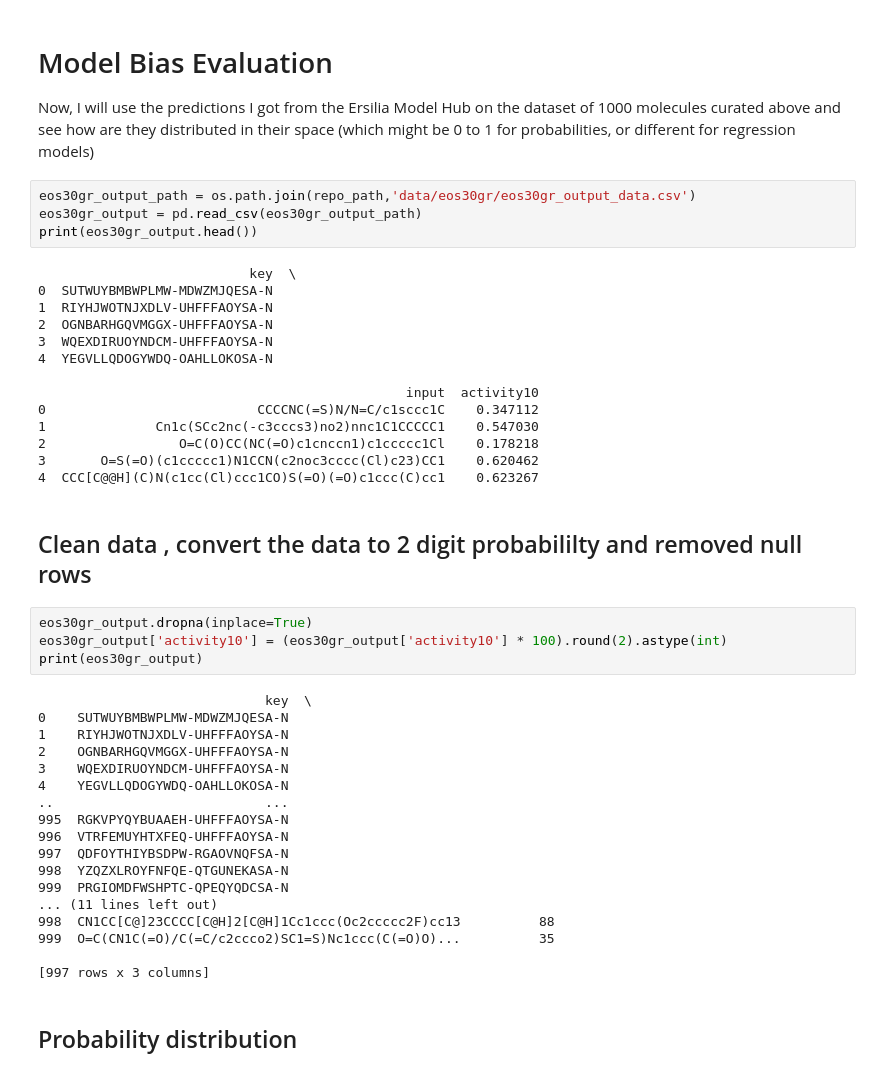
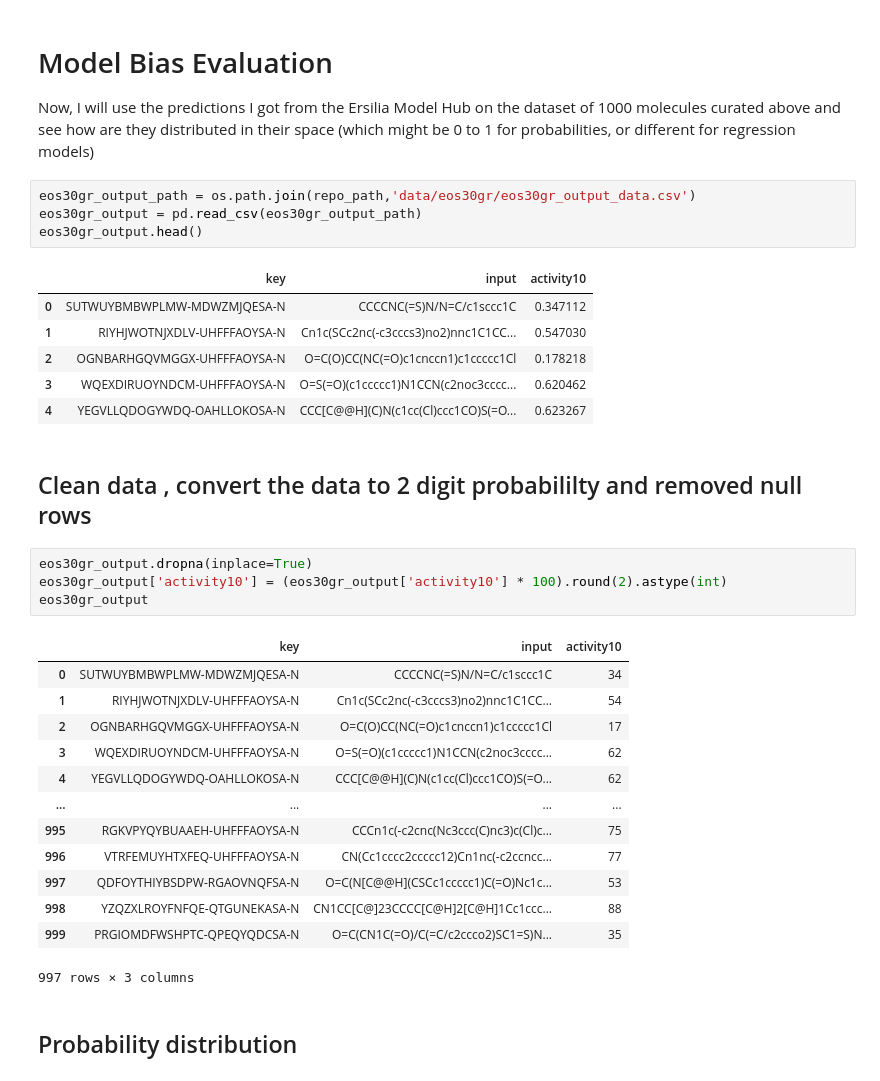
Before and after one commit to Adhivp/Ersilia_Contributions, a Jupyter notebook: notebooks/eos30gr (main)/00_model_bias.ipynb, the cells around one changed output. Cells and saved outputs as stored; diff of their text form.

```diff
--- a/notebooks/eos30gr (main)/00_model_bias.ipynb
+++ b/notebooks/eos30gr (main)/00_model_bias.ipynb
@@ -91,45 +70,34 @@ Now, I will use the predictions I got from the Ersilia Model Hub on the dataset
 # %%
 eos30gr_output_path = os.path.join(repo_path,'data/eos30gr/eos30gr_output_data.csv')
 eos30gr_output = pd.read_csv(eos30gr_output_path)
-print(eos30gr_output.head())
+eos30gr_output.head()
 # %% [output]
-                           key  \
-0  SUTWUYBMBWPLMW-MDWZMJQESA-N
-1  RIYHJWOTNJXDLV-UHFFFAOYSA-N
-2  OGNBARHGQVMGGX-UHFFFAOYSA-N
-3  WQEXDIRUOYNDCM-UHFFFAOYSA-N
-4  YEGVLLQDOGYWDQ-OAHLLOKOSA-N
-
-                                               input  activity10
-0                           CCCCNC(=S)N/N=C/c1sccc1C    0.347112
-1              Cn1c(SCc2nc(-c3cccs3)no2)nnc1C1CCCCC1    0.547030
-2                 O=C(O)CC(NC(=O)c1cnccn1)c1ccccc1Cl    0.178218
-3       O=S(=O)(c1ccccc1)N1CCN(c2noc3cccc(Cl)c23)CC1    0.620462
-4  CCC[C@@H](C)N(c1cc(Cl)ccc1CO)S(=O)(=O)c1ccc(C)cc1    0.623267
+|  | key | input | activity10 |
+| 0 | SUTWUYBMBWPLMW-MDWZMJQESA-N | CCCCNC(=S)N/N=C/c1sccc1C | 0.347112 |
+| 1 | RIYHJWOTNJXDLV-UHFFFAOYSA-N | Cn1c(SCc2nc(-c3cccs3)no2)nnc1C1CC... | 0.547030 |
+| 2 | OGNBARHGQVMGGX-UHFFFAOYSA-N | O=C(O)CC(NC(=O)c1cnccn1)c1ccccc1Cl | 0.178218 |
+| 3 | WQEXDIRUOYNDCM-UHFFFAOYSA-N | O=S(=O)(c1ccccc1)N1CCN(c2noc3cccc... | 0.620462 |
+| 4 | YEGVLLQDOGYWDQ-OAHLLOKOSA-N | CCC[C@@H](C)N(c1cc(Cl)ccc1CO)S(=O... | 0.623267 |
 # %% [markdown]
 ## Clean data , convert the data to 2 digit probabililty and removed null rows
 # %%
 eos30gr_output.dropna(inplace=True)
 eos30gr_output['activity10'] = (eos30gr_output['activity10'] * 100).round(2).astype(int)
-print(eos30gr_output)
+eos30gr_output
 # %% [output]
+|  | key | input | activity10 |
+| 0 | SUTWUYBMBWPLMW-MDWZMJQESA-N | CCCCNC(=S)N/N=C/c1sccc1C | 34 |
+| 1 | RIYHJWOTNJXDLV-UHFFFAOYSA-N | Cn1c(SCc2nc(-c3cccs3)no2)nnc1C1CC... | 54 |
+| 2 | OGNBARHGQVMGGX-UHFFFAOYSA-N | O=C(O)CC(NC(=O)c1cnccn1)c1ccccc1Cl | 17 |
+| 3 | WQEXDIRUOYNDCM-UHFFFAOYSA-N | O=S(=O)(c1ccccc1)N1CCN(c2noc3cccc... | 62 |
+| 4 | YEGVLLQDOGYWDQ-OAHLLOKOSA-N | CCC[C@@H](C)N(c1cc(Cl)ccc1CO)S(=O... | 62 |
+| ... | ... | ... | ... |
+| 995 | RGKVPYQYBUAAEH-UHFFFAOYSA-N | CCCn1c(-c2cnc(Nc3ccc(C)nc3)c(Cl)c... | 75 |
+| 996 | VTRFEMUYHTXFEQ-UHFFFAOYSA-N | CN(Cc1cccc2ccccc12)Cn1nc(-c2ccncc... | 77 |
+| 997 | QDFOYTHIYBSDPW-RGAOVNQFSA-N | O=C(N[C@@H](CSCc1ccccc1)C(=O)Nc1c... | 53 |
+| 998 | YZQZXLROYFNFQE-QTGUNEKASA-N | CN1CC[C@]23CCCC[C@H]2[C@H]1Cc1ccc... | 88 |
+| 999 | PRGIOMDFWSHPTC-QPEQYQDCSA-N | O=C(CN1C(=O)/C(=C/c2ccco2)SC1=S)N... | 35 |
-                             key  \
-0    SUTWUYBMBWPLMW-MDWZMJQESA-N
-1    RIYHJWOTNJXDLV-UHFFFAOYSA-N
-2    OGNBARHGQVMGGX-UHFFFAOYSA-N
-3    WQEXDIRUOYNDCM-UHFFFAOYSA-N
-4    YEGVLLQDOGYWDQ-OAHLLOKOSA-N
-..                           ...
-995  RGKVPYQYBUAAEH-UHFFFAOYSA-N
-996  VTRFEMUYHTXFEQ-UHFFFAOYSA-N
-997  QDFOYTHIYBSDPW-RGAOVNQFSA-N
-998  YZQZXLROYFNFQE-QTGUNEKASA-N
-999  PRGIOMDFWSHPTC-QPEQYQDCSA-N
-... (11 lines left out)
-998  CN1CC[C@]23CCCC[C@H]2[C@H]1Cc1ccc(Oc2ccccc2F)cc13          88
-999  O=C(CN1C(=O)/C(=C/c2ccco2)SC1=S)Nc1ccc(C(=O)O)...          35
-
-[997 rows x 3 columns]
+997 rows × 3 columns
 # %% [markdown]
 ## Probability distribution
 # %%
```
Also changed, not shown: parts of 5 cells of this notebook.
